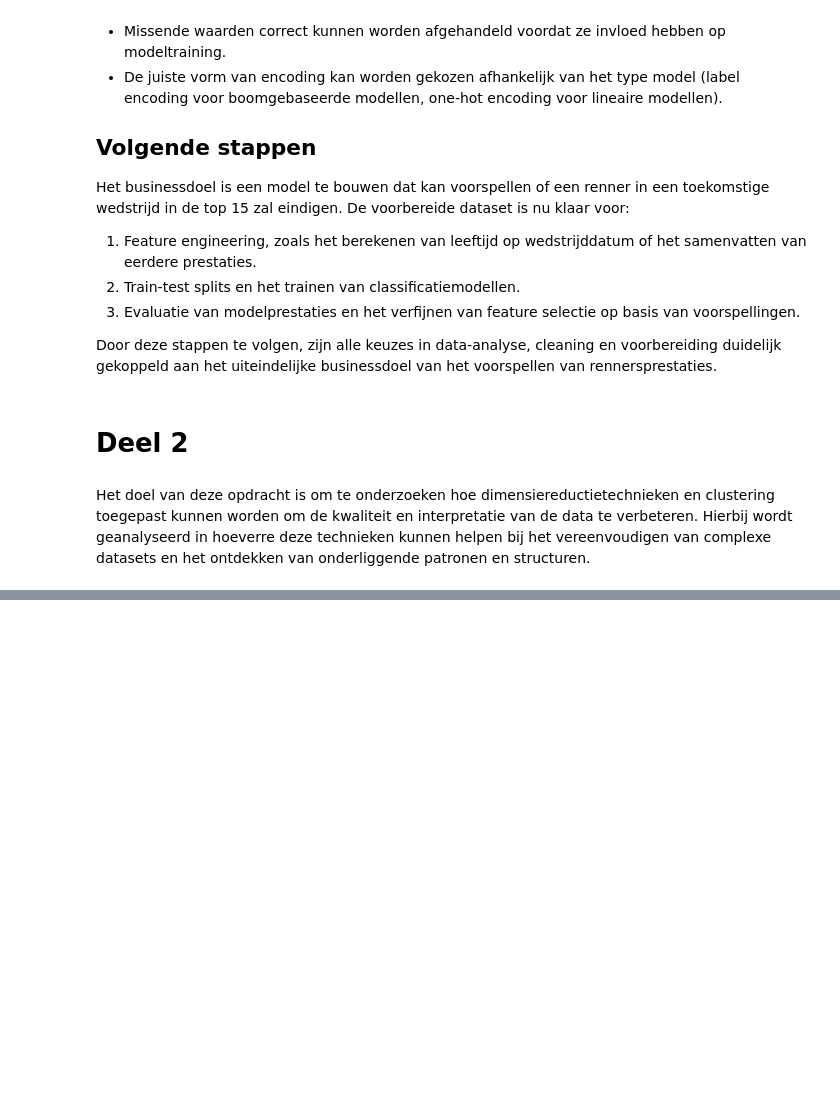
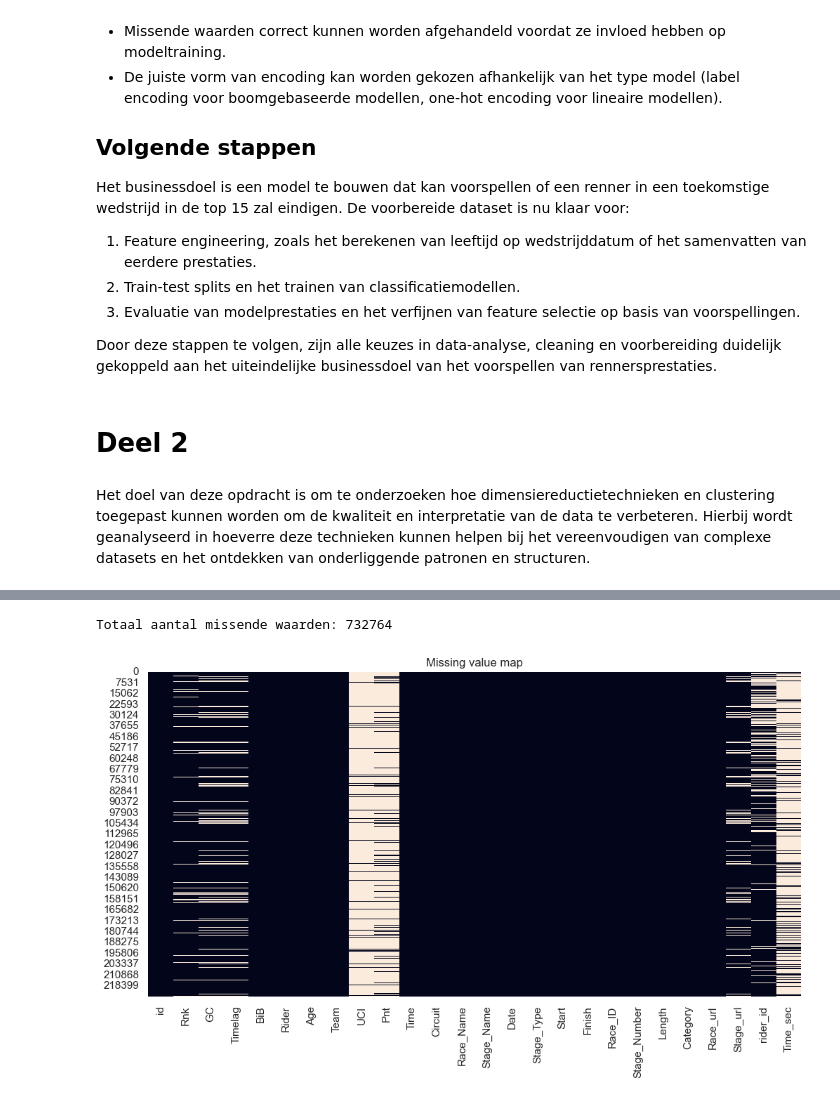
Before and after one commit to Vigo28/PI_7_DS_Minor, a Jupyter notebook: pi7.ipynb, the cells around one changed output, grey strips where cells are left out. Saved outputs shown, nothing was run; the diff lists cells and outputs as text; code cells hidden in the pictures; blank space fills up the shorter version.

```diff
--- a/pi7.ipynb
+++ b/pi7.ipynb
@@ -675,0 +890,8 @@ df_full.to_csv("data/cycling_data_combined.csv", index=False)
+# %%
+plt.figure(figsize=(12,6))
+sns.heatmap(df_race_results.isna(), cbar=False)
+plt.title("Missing value map")
+print("Totaal aantal missende waarden:", df_race_results.isna().sum().sum())
+# %% [output]
+Totaal aantal missende waarden: 732764
+[figure, added]
```
Also changed, not shown: parts of 13 cells of this notebook, 1 other file.
